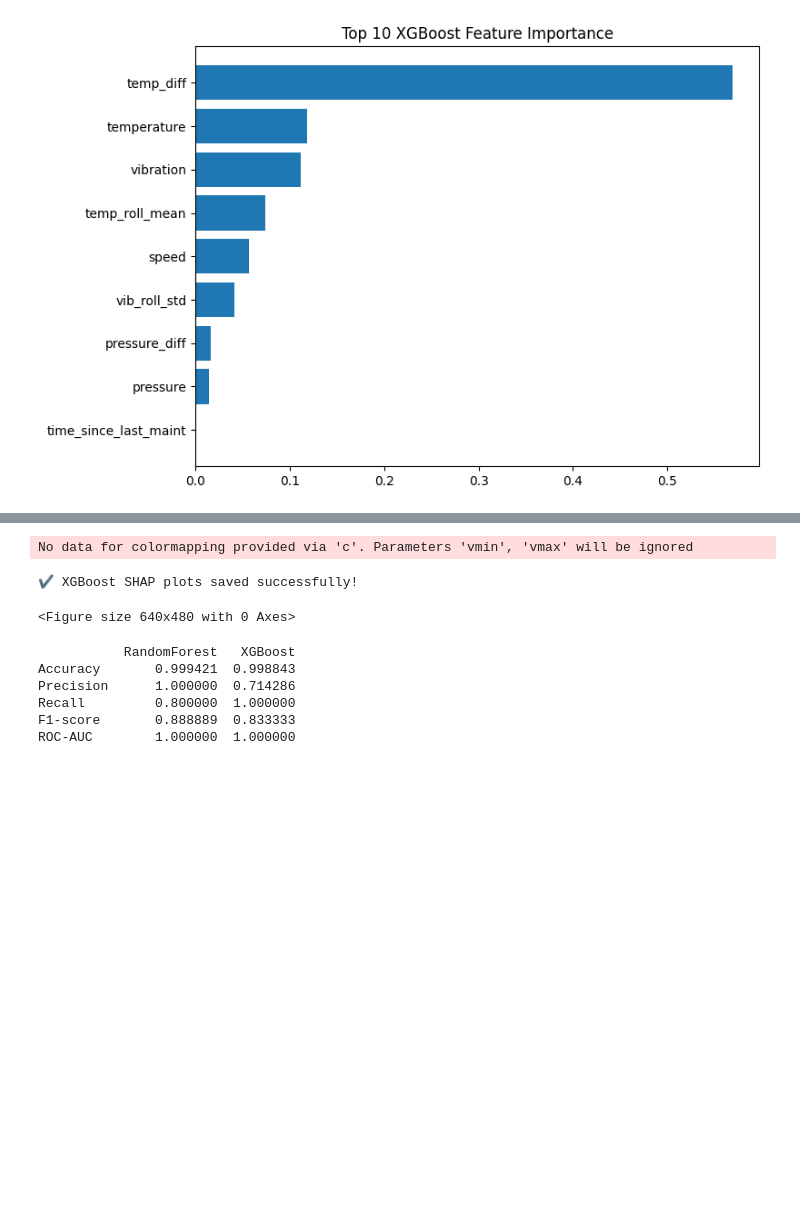
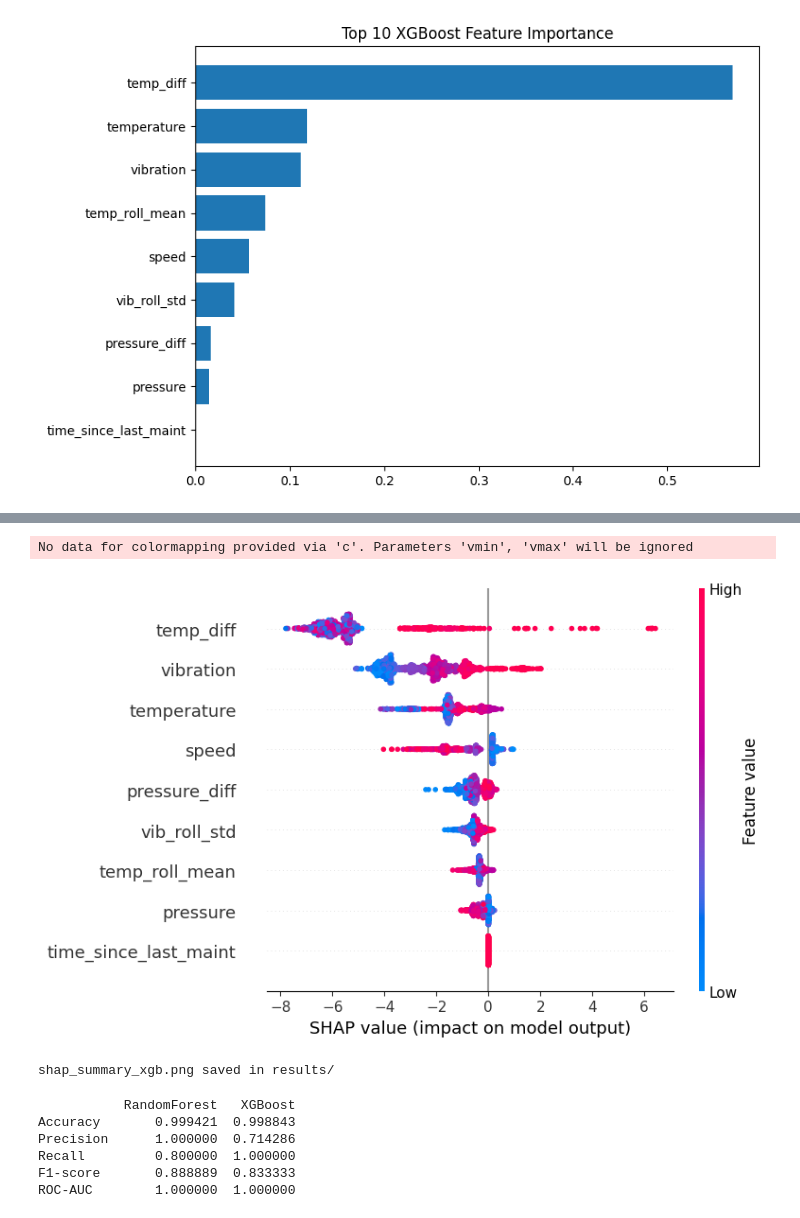
Before and after one commit to sahardolatyar220/IndustrialDataPipeline2, a Jupyter notebook: notebook/03_train_model.ipynb, the cells around one changed output, grey strips where cells are left out. Drawn from its saved outputs; the diff is of its cells as text; code cells hidden in the pictures; blank space fills up the shorter version.

Commit message:
Update SHAP result plots

```diff
--- a/notebook/03_train_model.ipynb
+++ b/notebook/03_train_model.ipynb
@@ -298,47 +299,29 @@ RF SHAP plots saved successfully!
 # %%
 #shap XGBoost
 import shap
 import matplotlib.pyplot as plt
-import numpy as np
 
+# TreeExplainer
 explainer_xgb = shap.TreeExplainer(xgb_model)
+
+# SHAP values
 sv_xgb = explainer_xgb.shap_values(X_test)
 
-# If list → pick class 1
+# Select class 1 if binary classification
 if isinstance(sv_xgb, list):
     sv_xgb = sv_xgb[1]
 
-# Convert to Explanation object
-sv_xgb_exp = shap.Explanation(
-    values=sv_xgb,
-    base_values=explainer_xgb.expected_value,
-    data=X_test.values,
-    feature_names=X_test.columns
-)
-
-# === 1️⃣ Summary Plot ===
+# Summary Plot (show and save)
 plt.figure()
-shap.summary_plot(sv_xgb_exp.values, X_test, show=False)
+shap.summary_plot(sv_xgb, X_test, feature_names=X_test.columns, show=True)
 plt.savefig("../results/shap_summary_xgb.png", dpi=300, bbox_inches="tight")
 plt.close()
 
-# === 2️⃣ Bar Plot ===
-plt.figure()
-shap.plots.bar(sv_xgb_exp, max_display=10, show=False)
-plt.savefig("../results/shap_bar_xgb.png", dpi=300, bbox_inches="tight")
-plt.close()
-
-# === 3️⃣ Dependence Plot ===
-plt.figure()
-shap.dependence_plot("temp_diff", sv_xgb_exp.values, X_test, show=False)
-plt.savefig("../results/shap_dependence_xgb.png", dpi=300, bbox_inches="tight")
-plt.close()
-
-print("✔ XGBoost SHAP plots saved successfully!")
+print("shap_summary_xgb.png saved in results/")
 # %% [output]
 No data for colormapping provided via 'c'. Parameters 'vmin', 'vmax' will be ignored
+[figure, added]
-✔ XGBoost SHAP plots saved successfully!
+shap_summary_xgb.png saved in results/
-<Figure size 640x480 with 0 Axes>
 # %%
 from sklearn.metrics import (
     accuracy_score, precision_score, recall_score, f1_score, roc_auc_score
```
Also changed, not shown: parts of 1 cell of this notebook, 5 other files.
